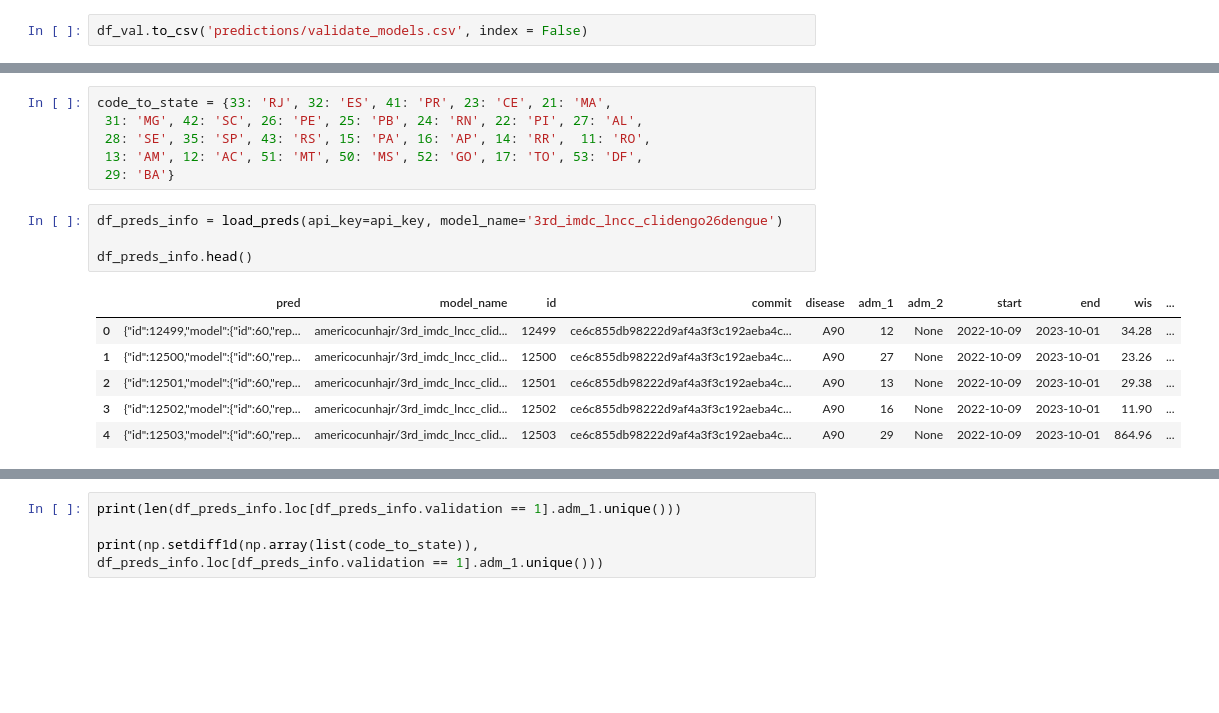
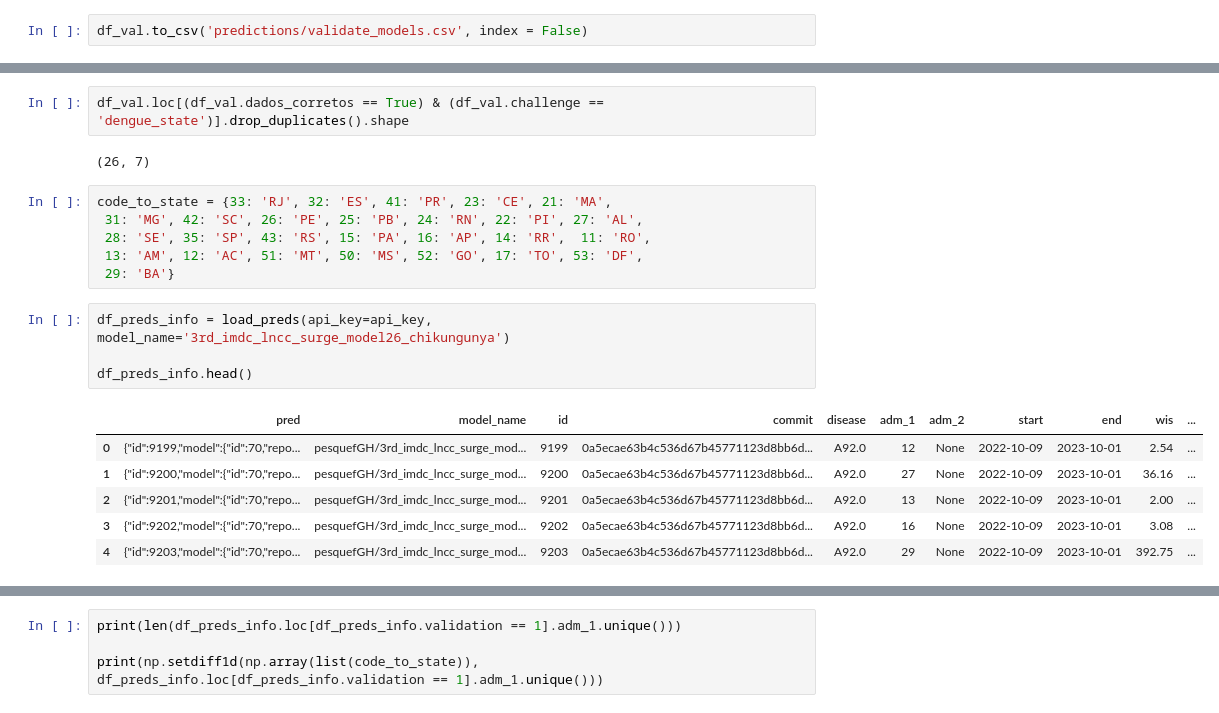
Before and after one commit to Mosqlimate-project/3rd_IMDC_results, a Jupyter notebook: validate_predictions.ipynb, the cells around one changed output, grey strips where cells are left out. Drawn from its saved outputs; the diff is of its cells as text; blank space fills up the shorter version.

```diff
--- a/validate_predictions.ipynb
+++ b/validate_predictions.ipynb
@@ -170,3 +228,7 @@ df_val.loc[df_val.dados_corretos == False]
+# %%
+df_val.loc[(df_val.dados_corretos == True) & (df_val.challenge == 'dengue_state')].drop_duplicates().shape
+# %% [output]
+(26, 7)
 # %%
 code_to_state = {33: 'RJ', 32: 'ES', 41: 'PR', 23: 'CE', 21: 'MA',
  31: 'MG', 42: 'SC', 26: 'PE', 25: 'PB', 24: 'RN', 22: 'PI', 27: 'AL',
@@ -174,13 +236,13 @@ code_to_state = {33: 'RJ', 32: 'ES', 41: 'PR', 23: 'CE', 21: 'MA',
  13: 'AM', 12: 'AC', 51: 'MT', 50: 'MS', 52: 'GO', 17: 'TO', 53: 'DF',
  29: 'BA'}
 # %%
-df_preds_info = load_preds(api_key=api_key, model_name='3rd_imdc_lncc_clidengo26dengue')
+df_preds_info = load_preds(api_key=api_key, model_name='3rd_imdc_lncc_surge_model26_chikungunya')
 
 df_preds_info.head()
 # %% [output]
 |  | pred | model_name | id | commit | disease | adm_1 | adm_2 | start | end | wis | ... |
-| 0 | {"id":12499,"model":{"id":60,"rep... | americocunhajr/3rd_imdc_lncc_clid... | 12499 | ce6c855db98222d9af4a3f3c192aeba4c... | A90 | 12 | None | 2022-10-09 | 2023-10-01 | 34.28 | ... |
-| 1 | {"id":12500,"model":{"id":60,"rep... | americocunhajr/3rd_imdc_lncc_clid... | 12500 | ce6c855db98222d9af4a3f3c192aeba4c... | A90 | 27 | None | 2022-10-09 | 2023-10-01 | 23.26 | ... |
-| 2 | {"id":12501,"model":{"id":60,"rep... | americocunhajr/3rd_imdc_lncc_clid... | 12501 | ce6c855db98222d9af4a3f3c192aeba4c... | A90 | 13 | None | 2022-10-09 | 2023-10-01 | 29.38 | ... |
-| 3 | {"id":12502,"model":{"id":60,"rep... | americocunhajr/3rd_imdc_lncc_clid... | 12502 | ce6c855db98222d9af4a3f3c192aeba4c... | A90 | 16 | None | 2022-10-09 | 2023-10-01 | 11.90 | ... |
-| 4 | {"id":12503,"model":{"id":60,"rep... | americocunhajr/3rd_imdc_lncc_clid... | 12503 | ce6c855db98222d9af4a3f3c192aeba4c... | A90 | 29 | None | 2022-10-09 | 2023-10-01 | 864.96 | ... |
+| 0 | {"id":9199,"model":{"id":70,"repo... | pesquefGH/3rd_imdc_lncc_surge_mod... | 9199 | 0a5ecae63b4c536d67b45771123d8bb6d... | A92.0 | 12 | None | 2022-10-09 | 2023-10-01 | 2.54 | ... |
+| 1 | {"id":9200,"model":{"id":70,"repo... | pesquefGH/3rd_imdc_lncc_surge_mod... | 9200 | 0a5ecae63b4c536d67b45771123d8bb6d... | A92.0 | 27 | None | 2022-10-09 | 2023-10-01 | 36.16 | ... |
+| 2 | {"id":9201,"model":{"id":70,"repo... | pesquefGH/3rd_imdc_lncc_surge_mod... | 9201 | 0a5ecae63b4c536d67b45771123d8bb6d... | A92.0 | 13 | None | 2022-10-09 | 2023-10-01 | 2.00 | ... |
+| 3 | {"id":9202,"model":{"id":70,"repo... | pesquefGH/3rd_imdc_lncc_surge_mod... | 9202 | 0a5ecae63b4c536d67b45771123d8bb6d... | A92.0 | 16 | None | 2022-10-09 | 2023-10-01 | 3.08 | ... |
+| 4 | {"id":9203,"model":{"id":70,"repo... | pesquefGH/3rd_imdc_lncc_surge_mod... | 9203 | 0a5ecae63b4c536d67b45771123d8bb6d... | A92.0 | 29 | None | 2022-10-09 | 2023-10-01 | 392.75 | ... |
```
Also changed, not shown: parts of 14 cells of this notebook, 23 other files.
